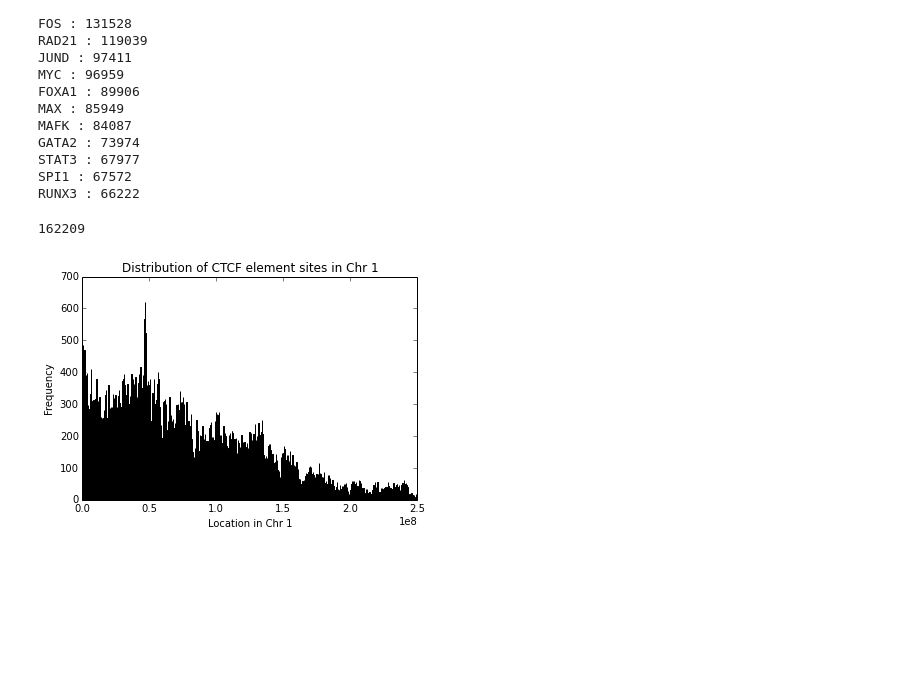
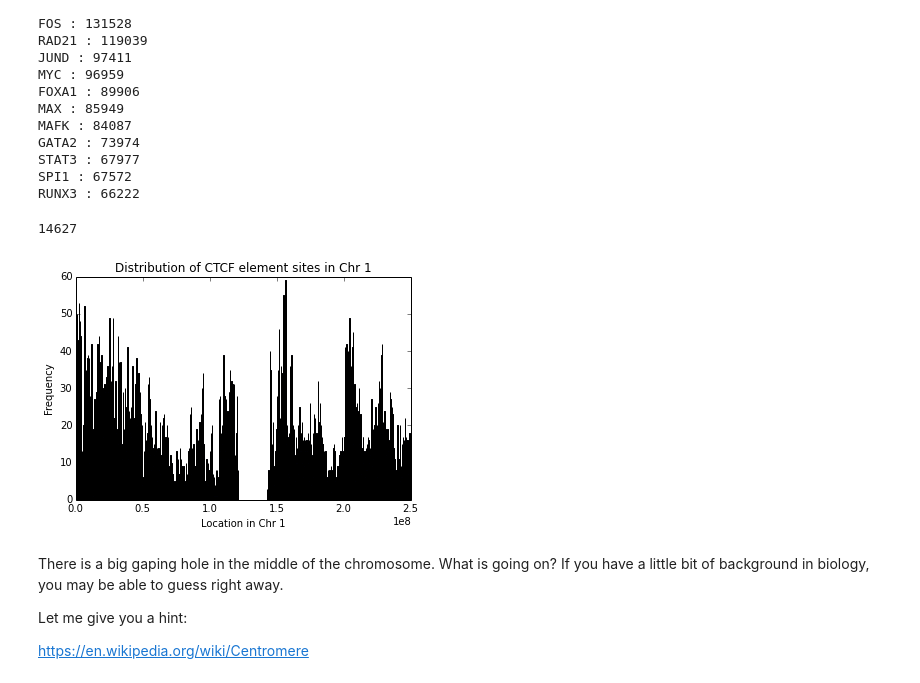
Before and after one commit to bjo/methylation_imputation, a Jupyter notebook: meth_assignment_demo_final.ipynb, the cells around one changed output. Saved outputs shown, nothing was run; the diff lists cells and outputs as text; code cells hidden in the pictures; blank space fills up the shorter version.

```diff
--- a/meth_assignment_demo_final.ipynb
+++ b/meth_assignment_demo_final.ipynb
@@ -549,22 +549,29 @@ SPI1 : 67572
 RUNX3 : 66222
 # %%
 # Let's only take CTCF entries in chr1.
-rows_to_take = [txn_factors[0] == 'chr1'] and [txn_factors[3] == 'CTCF']
-temp_df_chr1_CTCF = txn_factors[rows_to_take[0]]
+rows_to_take = [txn_factors[0][x] == 'chr1' and txn_factors[3][x] == 'CTCF' for x in range(len(txn_factors[0]))]
-# %%
-len(temp_df_chr1_CTCF[1])
-# %% [output]
-162209
+# %%
+len(txn_factors[1][np.where(rows_to_take)[0]])
+# %% [output]
+14627
 # %%
 %matplotlib inline
 
+import matplotlib.pyplot as plt
+
 # the histogram of the data
-plt.hist(temp_df_chr1_CTCF[1].tolist(), 1000)
+plt.hist(txn_factors[1][np.where(rows_to_take)[0]].tolist(), 1000)
 
 plt.xlabel('Location in Chr 1')
 plt.ylabel('Frequency')
 plt.title('Distribution of CTCF element sites in Chr 1')
 
 plt.show()
 # %% [output]
-[figure, old version]
+[figure, new version]
+# %% [markdown]
+There is a big gaping hole in the middle of the chromosome. What is going on? If you have a little bit of background in biology, you may be able to guess right away.
+
+Let me give you a hint:
+
+https://en.wikipedia.org/wiki/Centromere
```
